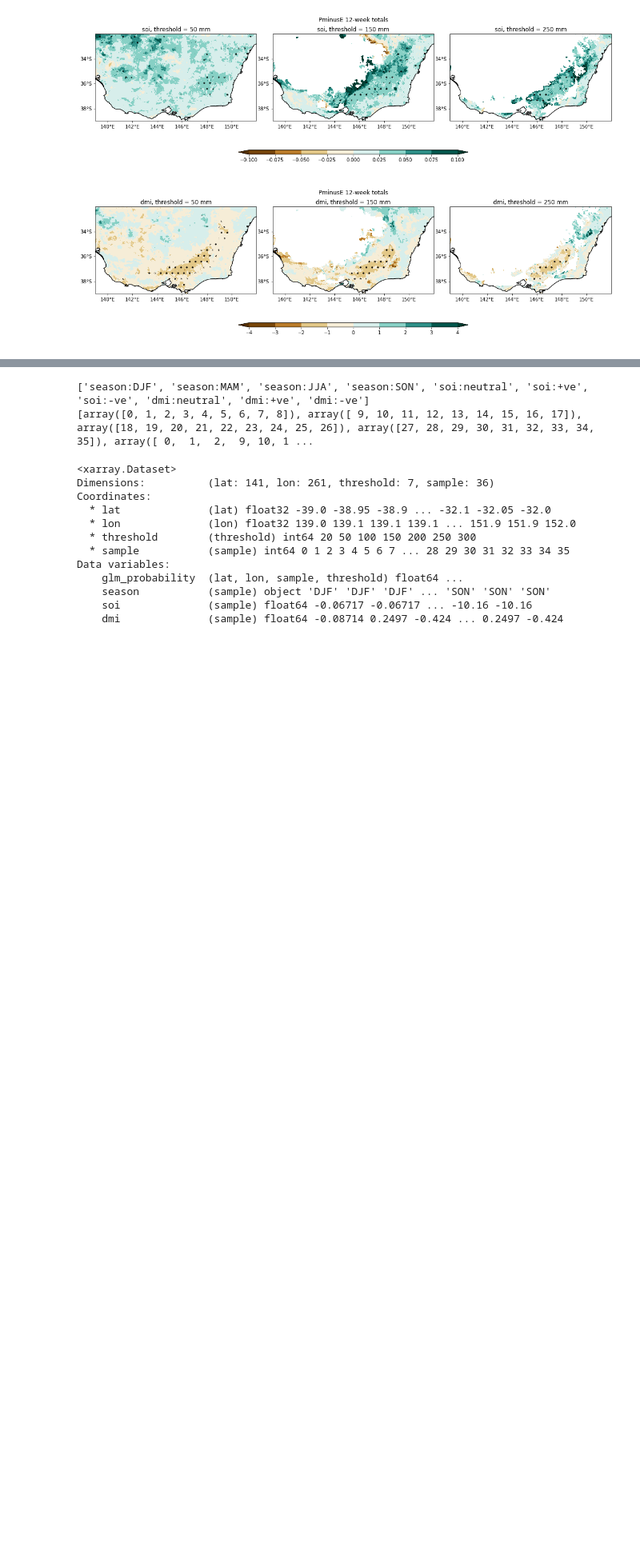
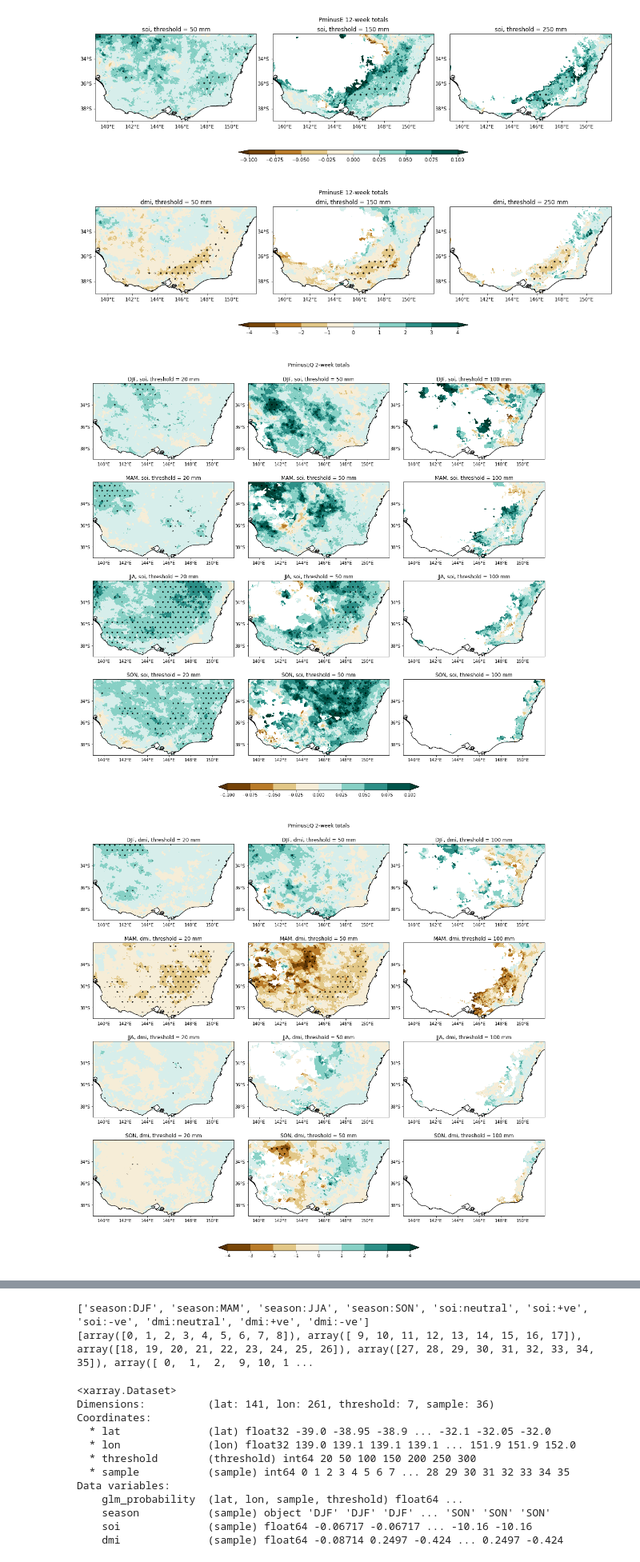
Before and after one commit to anjanadevanand/drought_break_probability, a Jupyter notebook: plot_GLMfit_spatial.ipynb, the cells around one changed output, grey strips where cells are left out. Shown at 80% size. Cells and saved outputs as stored; diff of their text form; code cells hidden in the pictures; blank space fills up the shorter version.

Commit message:
Update logistic regression plots

```diff
--- a/plot_GLMfit_spatial.ipynb
+++ b/plot_GLMfit_spatial.ipynb
@@ -76,3 +76,70 @@ for i in np.arange(len(ts_list)):
 [figure]
 [figure]
 [figure]
+# %%
+# Spatial plot of GLM parameters for all predictors
+
+import xarray as xr
+import matplotlib.pyplot as plt
+import pandas as pd
+import numpy as np
+
+import cartopy.feature as cfeature
+import cartopy.crs as ccrs
+import cartopy.mpl.ticker as cticker
+from cartopy.util import add_cyclic_point
+
+ts_list = ['week2', 'week6', 'week8', 'week12']
+varname = 'PminusEQ'
+tsText_list = [str(x) + '-week totals' for x in [2, 6, 8, 12]]
+
+seas_names = ['DJF', 'MAM', 'JJA', 'SON']
+
+for i in range(len(ts_list)):
+    ts = ts_list[i]
+    tsText = tsText_list[i]
+
+    # Define the contour levels to use in plt.contourf
+    clevs_list = [np.linspace(-0.1,0.1,9), np.linspace(-4,4,9)]
+    # clevs = 9
+
+    # get data
+    data_path = '/g/data/w97/ad9701/p_prob_analysis/temp_files/' + varname + '_' + ts + '/'
+    fname = 'GLM_results_soi_dmi_bySeason.nc'
+    ds = xr.open_dataset(data_path + fname)
+
+    # names of data arrays within the file
+    param = 'glm_params'
+    pval = 'glm_pvalues'
+
+    # select significance level (p < alpha), drivers and thresholds to plot
+    alpha = 0.05
+    drivers = ['soi', 'dmi'] #list(ds.parameter.values) #['soi', 'dmi'] #ds_params['parameter'].values[4:]
+    threshold = list(ds.threshold.values) #[20, 50, 100]
+
+    outdir = 'figures/logiReg_coeff_gridded/'
+
+    count = 0
+    for x in drivers:
+
+        clevs = clevs_list[count]
+        figname = varname + '_' + ts + '_GLM_coeff_sig_' + str(alpha) + '_' + x + '_bySeason.png'
+        data_list = []
+        data_hatch_list = []
+        for seas in seas_names:
+            for y in threshold:
+                param_driver_thers = ds[param].sel(parameter=x, threshold=y, season=seas)
+                pval_driver_thres = ds[pval].sel(parameter=x, threshold=y, season=seas)
+                data_list.append(param_driver_thers) #.where(pval_driver_thres < alpha))
+                data_hatch_list.append(pval_driver_thres.where(pval_driver_thres < alpha))
+        title_list = [z + ', ' + x + ', threshold = ' + str(y) + ' mm' for z in seas_names for y in threshold]
+        cBarText = ' '
+        cmapSel = 'BrBG' #'YlGnBu'
+        mainTitle = varname + ' ' + tsText
+
+        %run -i drought_probability/spatial_plot_12panels.py
+        #%run -i drought_probability/spatial_plot_6panels.py
+        count = count + 1
+# %% [output]
+[figure, added]
+[figure, added]
```
Also changed, not shown: parts of 2 cells of this notebook, 1 other file.
